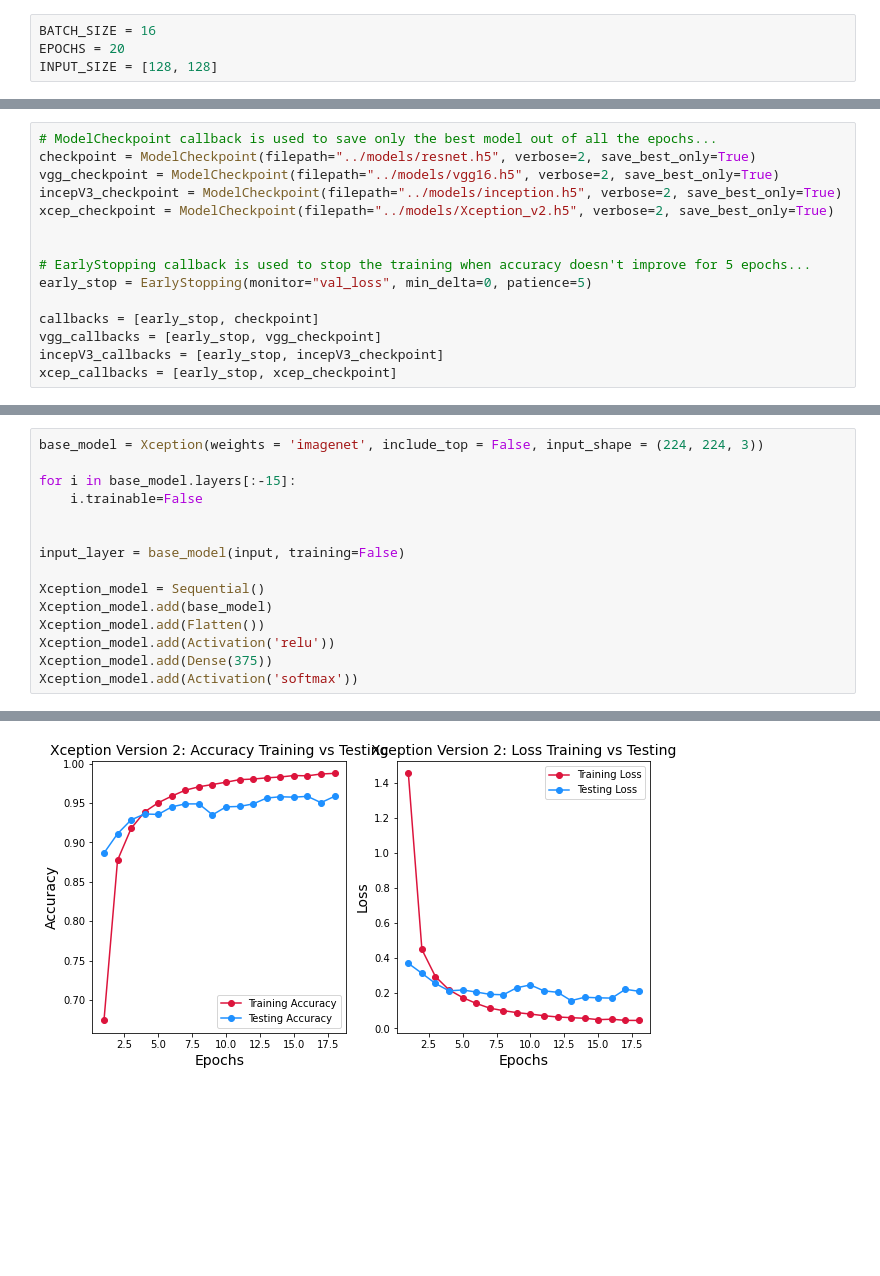
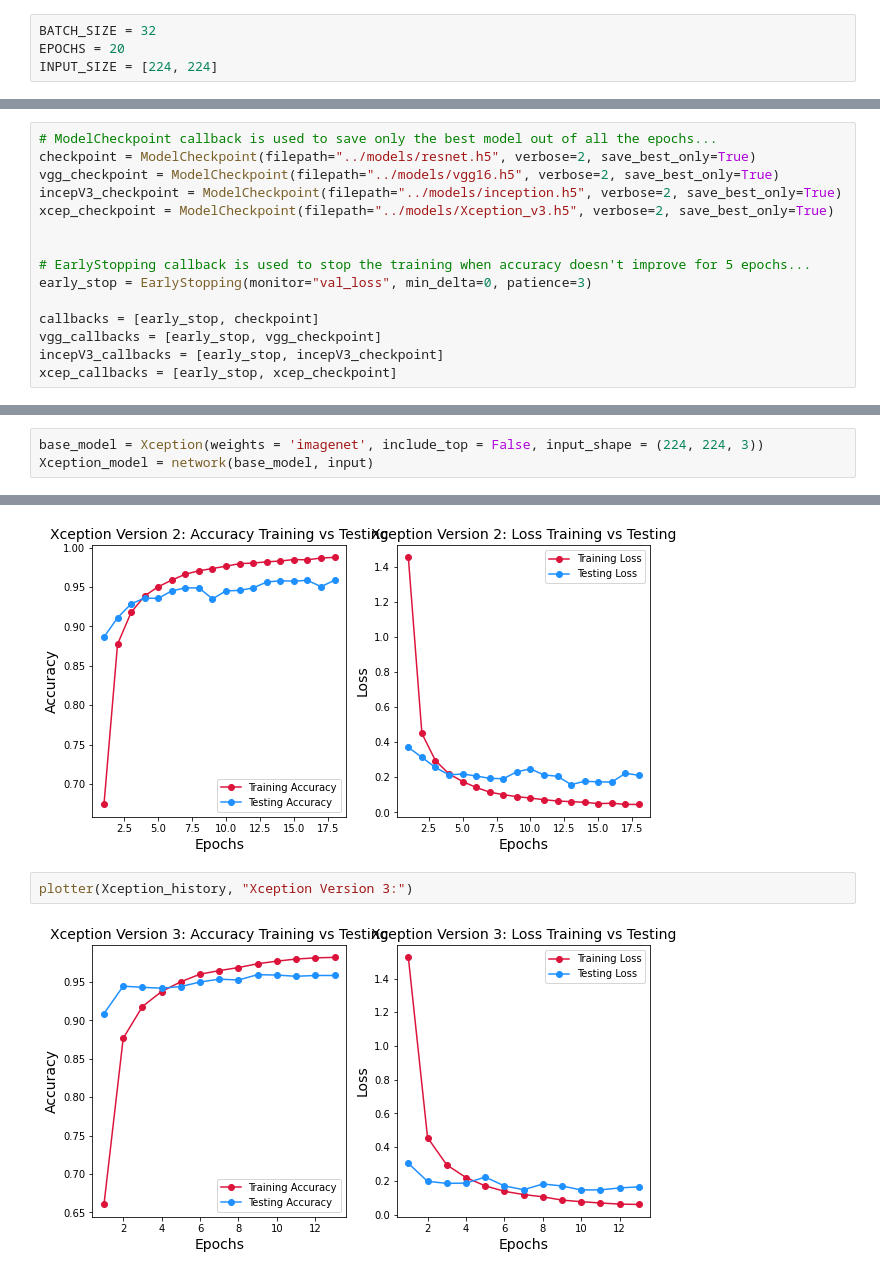
Before and after one commit to roshan-pandey/Bird_Classification, a Jupyter notebook: src/Bird_Classification.ipynb, the cells around one changed output, grey strips where cells are left out. Saved outputs shown, nothing was run; the diff lists cells and outputs as text; blank space fills up the shorter version.

Commit message:
Xception is the winner... Yay

```diff
--- a/src/Bird_Classification.ipynb
+++ b/src/Bird_Classification.ipynb
@@ -67,6 +72,6 @@ plt.imshow(img)
 <matplotlib.image.AxesImage at 0x...>
 [figure]
 # %%
-BATCH_SIZE = 16
+BATCH_SIZE = 32
 EPOCHS = 20
-INPUT_SIZE = [128, 128]
+INPUT_SIZE = [224, 224]
@@ -125,11 +152,11 @@ Found 1875 validated image filenames belonging to 375 classes.
 checkpoint = ModelCheckpoint(filepath="../models/resnet.h5", verbose=2, save_best_only=True)
 vgg_checkpoint = ModelCheckpoint(filepath="../models/vgg16.h5", verbose=2, save_best_only=True)
 incepV3_checkpoint = ModelCheckpoint(filepath="../models/inception.h5", verbose=2, save_best_only=True)
-xcep_checkpoint = ModelCheckpoint(filepath="../models/Xception_v2.h5", verbose=2, save_best_only=True)
+xcep_checkpoint = ModelCheckpoint(filepath="../models/Xception_v3.h5", verbose=2, save_best_only=True)
 
 
 # EarlyStopping callback is used to stop the training when accuracy doesn't improve for 5 epochs...
-early_stop = EarlyStopping(monitor="val_loss", min_delta=0, patience=5)
+early_stop = EarlyStopping(monitor="val_loss", min_delta=0, patience=3)
 
 callbacks = [early_stop, checkpoint]
 vgg_callbacks = [early_stop, vgg_checkpoint]
@@ -336,18 +355,6 @@ print(f"Accuracy of Inception v3 transfer learning model is: {incepV3_results}")
 # %%
 base_model = Xception(weights = 'imagenet', include_top = False, input_shape = (224, 224, 3))
-
-for i in base_model.layers[:-15]:
-    i.trainable=False
-
-
-input_layer = base_model(input, training=False)
-
-Xception_model = Sequential()
-Xception_model.add(base_model)
-Xception_model.add(Flatten())
-Xception_model.add(Activation('relu'))
-Xception_model.add(Dense(375))
-Xception_model.add(Activation('softmax'))
+Xception_model = network(base_model, input)
 # %%
 adam = Adam(learning_rate=0.0001) # ADAM optimizer was used to reach the optimal weights...
 Xception_model.compile(optimizer=adam, loss='categorical_crossentropy', metrics=['accuracy', tfa.metrics.F1Score(375)])
@@ -386,3 +394,7 @@ plotter(Xception_history, "Xception")
 plotter(Xception_history, "Xception Version 2:")
 # %% [output]
 [figure]
+# %%
+plotter(Xception_history, "Xception Version 3:")
+# %% [output]
+[figure, added]
```
Also changed, not shown: parts of 25 cells of this notebook.
